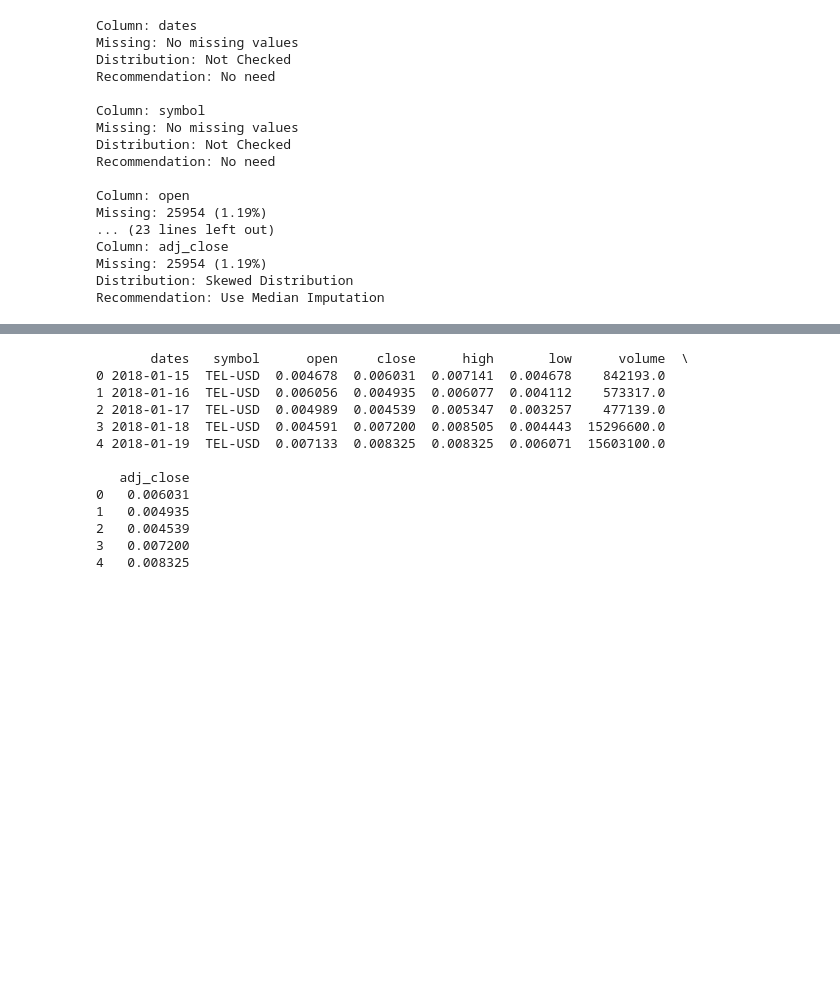
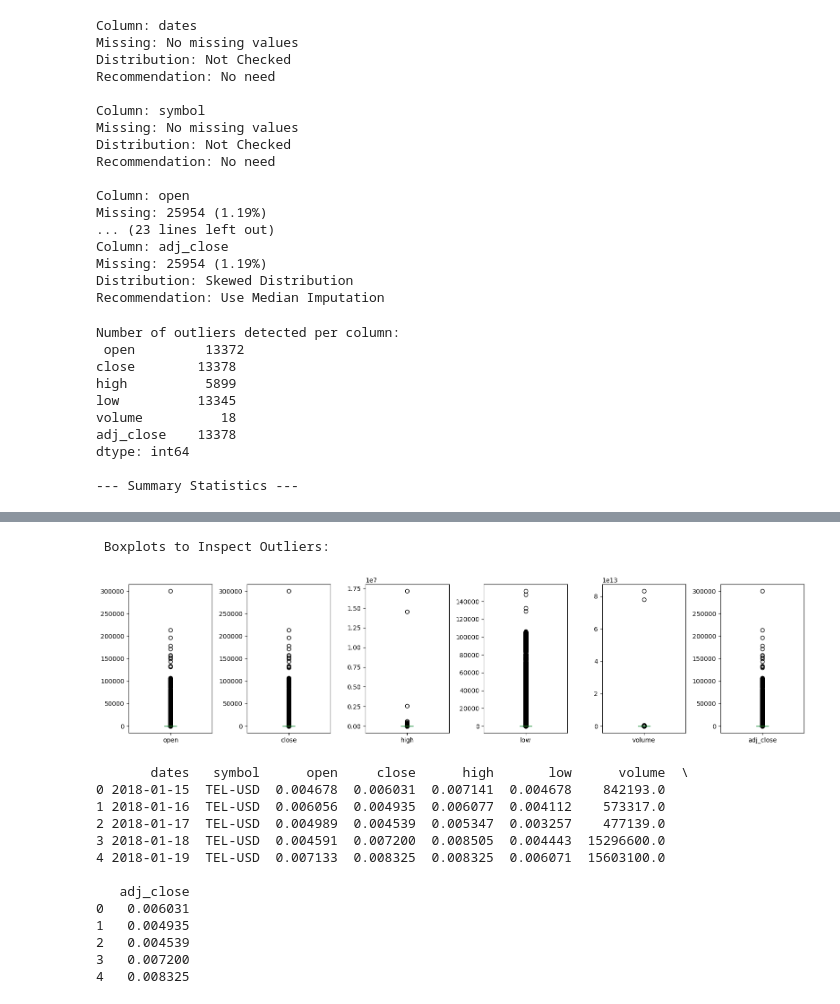
Before and after one commit to Hamed-Ahmadinia/data-analytics-python-course, a Jupyter notebook: Week 7/Data Analytics & Statistics in Python - Week 7.ipynb, the cells around one changed output, grey strips where cells are left out. Saved outputs shown, nothing was run; the diff lists cells and outputs as text; code cells hidden in the pictures; blank space fills up the shorter version.

```diff
--- a/Week 7/Data Analytics & Statistics in Python - Week 7.ipynb
+++ b/Week 7/Data Analytics & Statistics in Python - Week 7.ipynb
@@ -138,3 +170,39 @@ Column: adj_close
 Missing: 25954 (1.19%)
 Distribution: Skewed Distribution
 Recommendation: Use Median Imputation
+# %%
+# Step 4: Detect, Report, and Visualize Outliers Using Z-Score
+
+def visualize_outliers(df, threshold=3):
+    df_numeric = df.select_dtypes(include=['number'])
+
+    # Calculate Z-scores
+    z_scores = df_numeric.apply(zscore, nan_policy='omit')
+
+    # Count how many values are considered outliers
+    outlier_counts = (z_scores.abs() > threshold).sum()
+    print("Number of outliers detected per column:\n", outlier_counts)
+
+    # Summary statistics
+    print("\n--- Summary Statistics ---")
+    display(df_numeric.describe().T)
+
+    # Boxplot visualization
+    print("\n Boxplots to Inspect Outliers:")
+    df_numeric.plot(kind='box', subplots=True, layout=(1, len(df_numeric.columns)), figsize=(16, 4), patch_artist=True)
+    plt.tight_layout()
+    plt.show()
+
+# Apply outlier visualization
+visualize_outliers(df)
+# %% [output]
+Number of outliers detected per column:
+ open         13372
+close        13378
+high          5899
+low          13345
+volume          18
+adj_close    13378
+dtype: int64
+
+--- Summary Statistics ---
@@ -141 +216,3 @@ Recommendation: Use Median Imputation
+ Boxplots to Inspect Outliers:
+[figure, added]
 # %%
```
Also changed, not shown: parts of 14 cells of this notebook.
